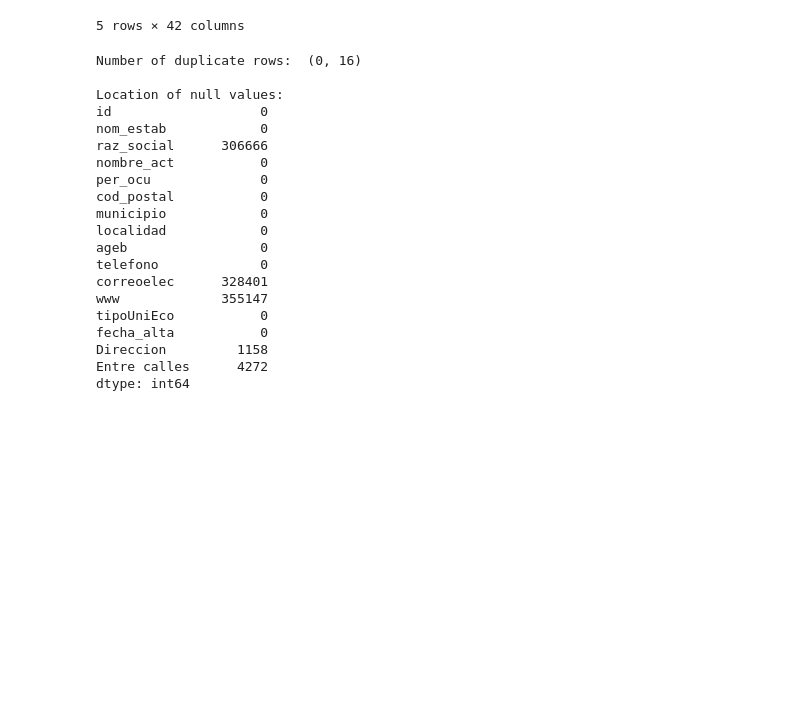
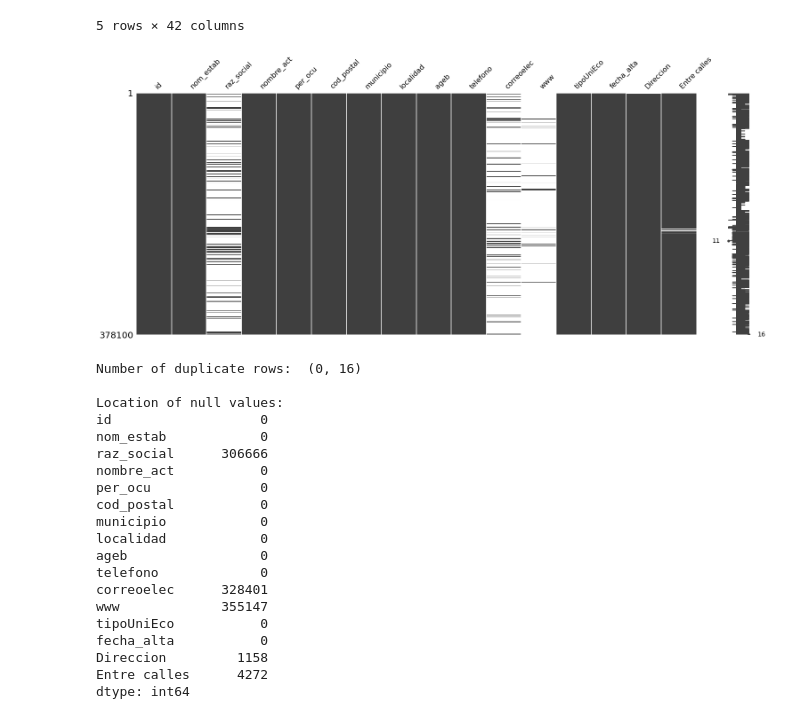
Before and after one commit to idanielnava/Potencial-Clients-Dataset, a Jupyter notebook: EDA_Preparation_DENUE_(JAL).ipynb, the cells around one changed output. Cells and saved outputs as stored; diff of their text form; code cells hidden in the pictures; blank space fills up the shorter version.

```diff
--- a/EDA_Preparation_DENUE_(JAL).ipynb
+++ b/EDA_Preparation_DENUE_(JAL).ipynb
@@ -78,6 +79,12 @@ denue.drop(['tipo_vial', 'nom_vial', 'numero_ext', 'nom_v_e_1', 'nom_v_e_2', 'nu
 #Cleaning per_ocu column from unnecesary substrings, will only keep the amount of people working at each business
 denue['per_ocu'] = denue['per_ocu'].str.replace(' a ','-')
 denue['per_ocu'] = denue['per_ocu'].str.replace('personas','')
+# %%
+#Visualy checking duplicate values
+msno.matrix(denue)
+plt.show()
+# %% [output]
+[figure, added]
 # %%
 #Checking whether there are duplicate and null values in the dataset
 duplicate_rows_df = denue[denue.duplicated()]
```
Also changed, not shown: parts of 1 cell of this notebook.
